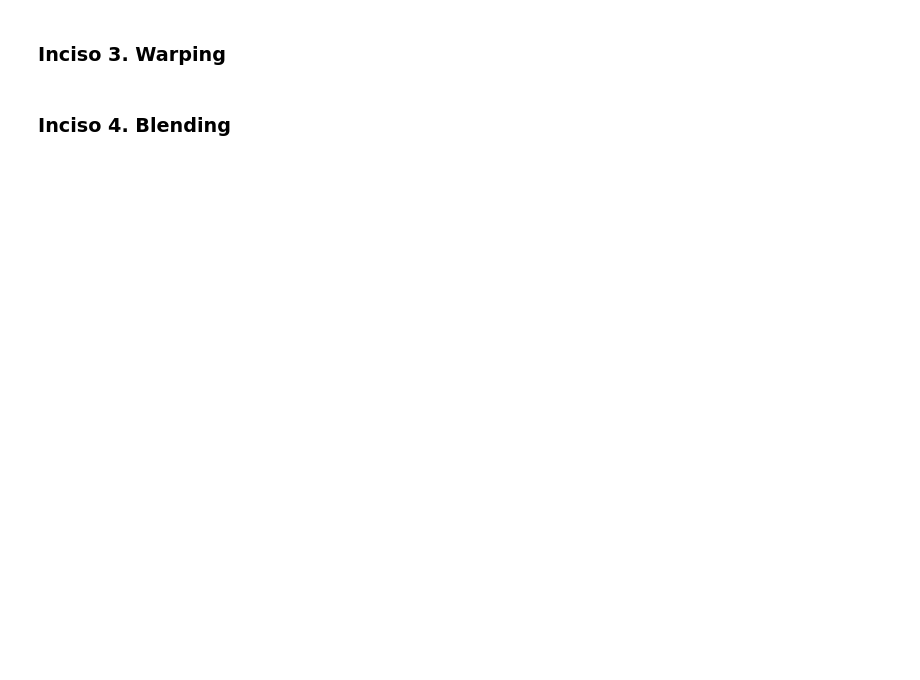
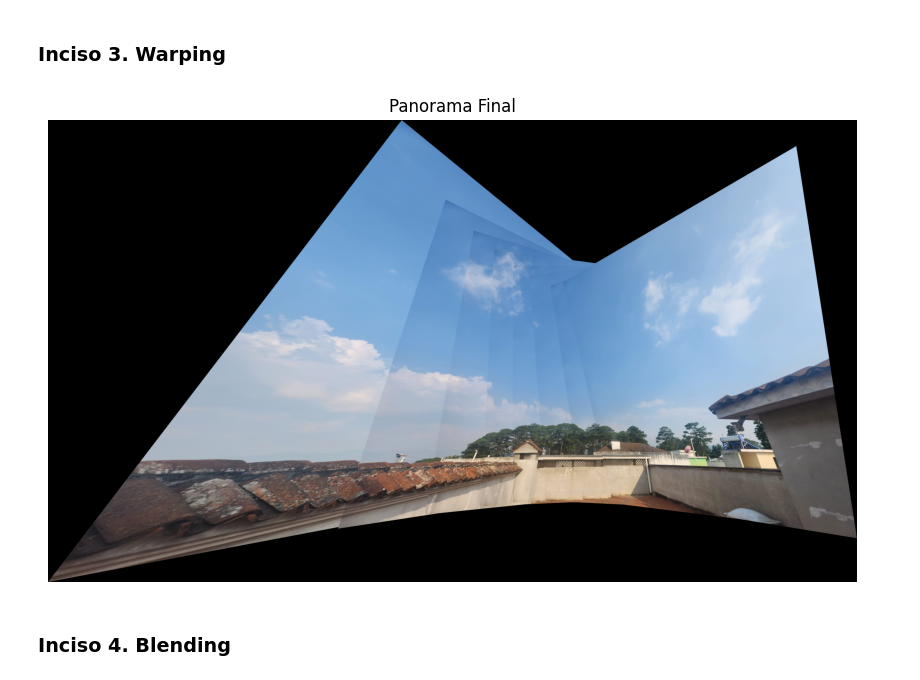
Before and after one commit to MarioGuerra21008/panoramicImages_CV, a Jupyter notebook: panoramicImages.ipynb, the cells around one changed output. Drawn from its saved outputs; the diff is of its cells as text; code cells hidden in the pictures; blank space fills up the shorter version.

```diff
--- a/panoramicImages.ipynb
+++ b/panoramicImages.ipynb
@@ -67,7 +67,67 @@ plt.show()
 # %% [markdown]
 ### Inciso 3. Warping
 # %%
-# Código aquí.
+import numpy as np
+
+paths = sorted(glob.glob("assets/trees/*.jpg"))
+imgs = [cv2.imread(p) for p in paths]
+b = len(imgs)//2
+
+Hs = []
+for i in range(len(imgs)-1):
+    H,_,_,_,_ = matching_pairs(imgs[i], imgs[i+1])
+    Hs.append(H)
+
+G = [None]*len(imgs)
+G[b] = np.eye(3, dtype=np.float64)
+
+# para i < b
+for i in range(b-1, -1, -1):
+    G[i] = Hs[i] @ G[i+1]
+
+# para i > b
+for i in range(b+1, len(imgs)):
+    G[i] = np.linalg.inv(Hs[i-1]) @ G[i-1]
+
+corners = np.array([[0,0],[0,1],[1,1],[1,0]], dtype=np.float32)
+all_pts = []
+for i,im in enumerate(imgs):
+    h,w = im.shape[:2]
+    pts = np.array([[0,0],[w,0],[w,h],[0,h]], dtype=np.float32).reshape(-1,1,2)
+    warped = cv2.perspectiveTransform(pts, G[i])
+    all_pts.append(warped)
+
+all_pts = np.vstack(all_pts)
+x_min, y_min = all_pts[:,:,0].min(), all_pts[:,:,1].min()
+x_max, y_max = all_pts[:,:,0].max(), all_pts[:,:,1].max()
+
+# tamaño y offsets
+W_pano = int(np.ceil(x_max - x_min))
+H_pano = int(np.ceil(y_max - y_min))
+dx, dy = -x_min, -y_min
+
+pano = np.zeros((H_pano, W_pano, 3), dtype=np.uint8)
+
+for i,im in enumerate(imgs):
+    # construir matriz de desplazamiento + homografía
+    T = np.array([[1,0,dx],
+                  [0,1,dy],
+                  [0,0,1]], dtype=np.float64)
+    M = T @ G[i]
+    cv2.warpPerspective(im, M, (W_pano, H_pano),
+                        dst=pano,
+                        flags=cv2.INTER_LINEAR,
+                        borderMode=cv2.BORDER_TRANSPARENT)
+
+
+pano_rgb = cv2.cvtColor(pano, cv2.COLOR_BGR2RGB)
+plt.figure(figsize=(12,6))
+plt.imshow(pano_rgb)
+plt.axis('off')
+plt.title("Panorama Final")
+plt.show()
+# %% [output]
+[figure, added]
 # %% [markdown]
 ### Inciso 4. Blending
 # %%
```
Also changed, not shown: parts of 1 cell of this notebook.
